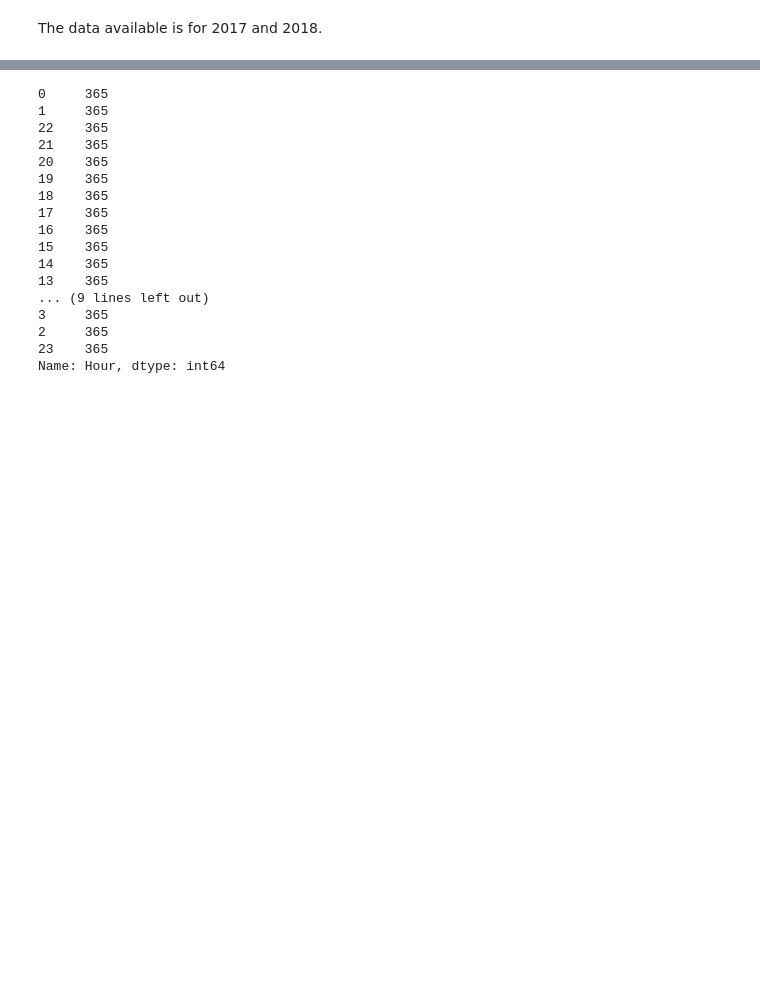
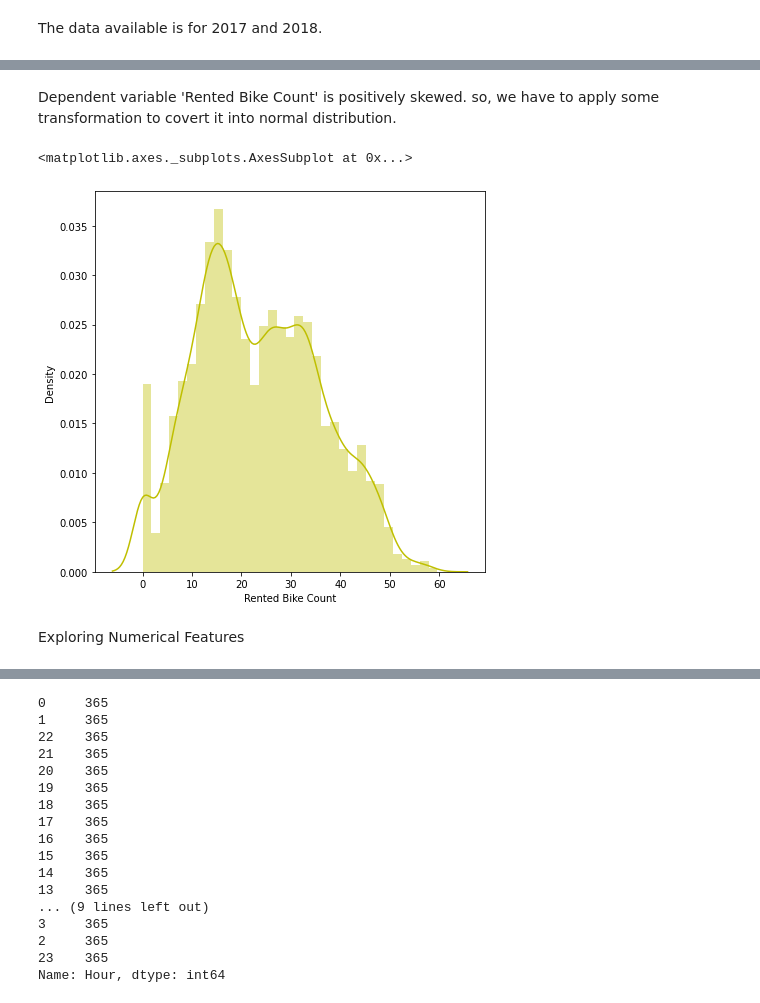
Before and after one commit to shubham-bhadouria/-Seoul-Bike-Sharing-Demand-Prediction, a Jupyter notebook: Copy_of_Copy_of_Bike_Sharing_Demand_Prediction_Capstone_Project.ipynb, the cells around one changed output, grey strips where cells are left out. Drawn from its saved outputs; the diff is of its cells as text; code cells hidden in the pictures; blank space fills up the shorter version.

```diff
--- a/Copy_of_Copy_of_Bike_Sharing_Demand_Prediction_Capstone_Project.ipynb
+++ b/Copy_of_Copy_of_Bike_Sharing_Demand_Prediction_Capstone_Project.ipynb
@@ -231,0 +233,11 @@ Name: Seasons, dtype: int64
+# %% [markdown]
+Dependent variable 'Rented Bike Count' is positively skewed. so, we have to apply some transformation to covert it into normal distribution.
+# %%
+# Dependent variable 'Rented Bike Count'
+plt.figure(figsize=(7,7))
+sns.distplot(np.sqrt(bike_data['Rented Bike Count']),color="y")
+# %% [output]
+<matplotlib.axes._subplots.AxesSubplot at 0x...>
+[figure, added]
+# %% [markdown]
+Exploring Numerical Features
```
Also changed, not shown: parts of 17 cells of this notebook.
